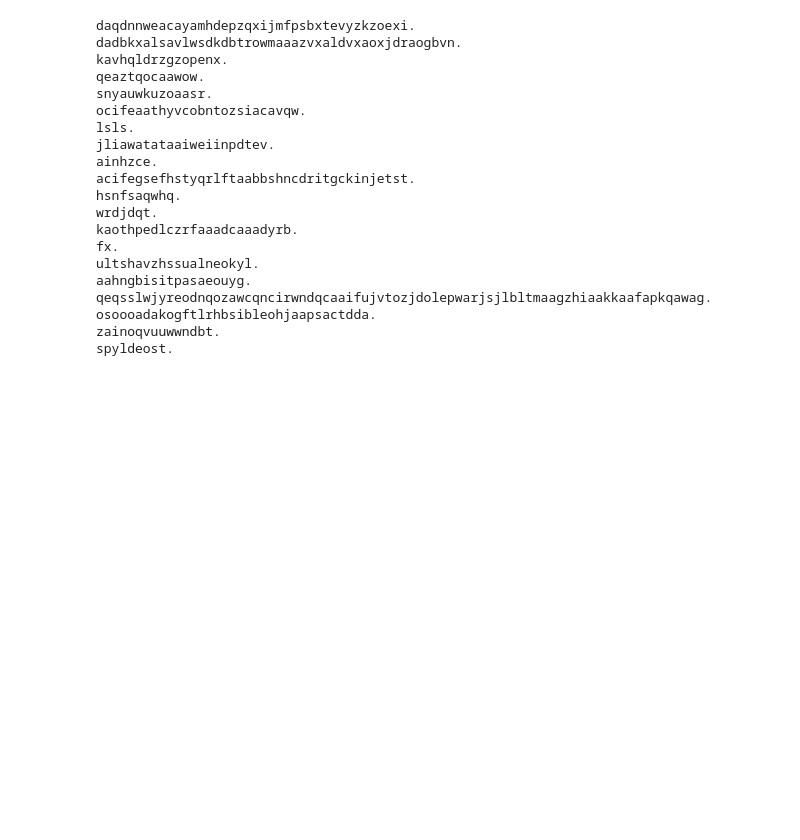
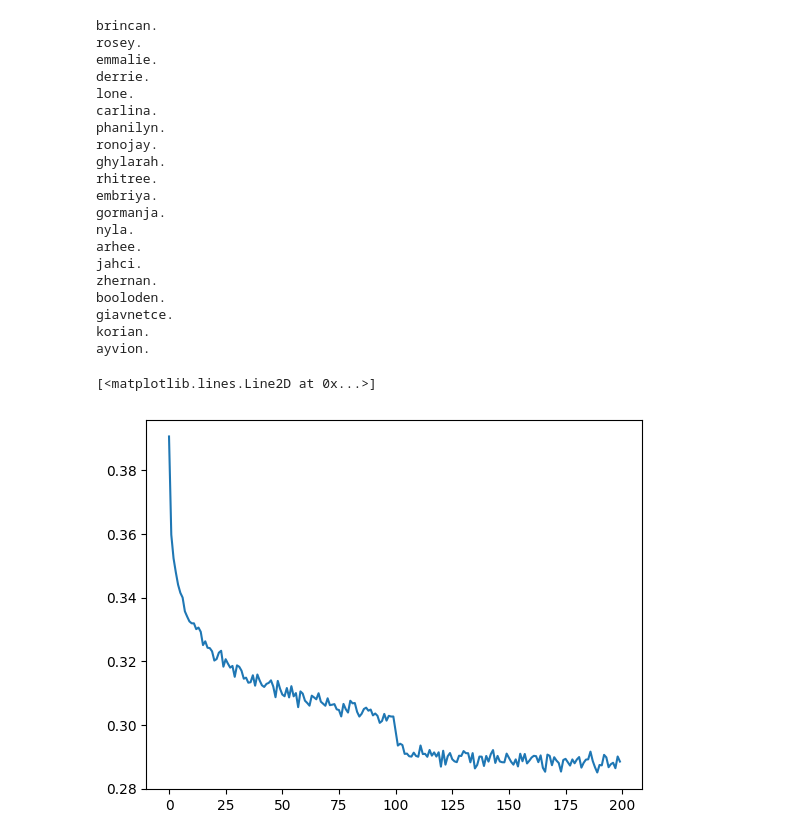
Before and after one commit to yinka3/makemore-series, a Jupyter notebook: makemore-part5.ipynb, the cells around one changed output. Saved outputs shown, nothing was run; the diff lists cells and outputs as text; code cells hidden in the pictures; blank space fills up the shorter version.

```diff
--- a/makemore-part5.ipynb
+++ b/makemore-part5.ipynb
@@ -56,7 +59,7 @@ class Linear:
         return self.out
 
     def parameters(self):
-        return [self.weight] + [[] if self.bias == None else self.bias]
+        return [self.weight] + ([] if self.bias is None else [self.bias])
 
 class BatchNorm1D:
     def __init__(self, dim, eps=1e-5, momentum=0.1):
@@ -64,15 +67,19 @@ class BatchNorm1D:
         self.momentum = momentum
         self.training = True
         self.gamma = torch.ones(dim)
-        self.beta = torch.ones(dim)
+        self.beta = torch.zeros(dim)
         self.running_mean = torch.zeros(dim)
         self.running_var = torch.ones(dim)
 
     def __call__(self, x):
 
         if self.training:
-            xmean = x.mean(0, keepdim=True)
-            xvar = x.var(0, keepdim=True)
+            if x.ndim == 2:
+                dim = (0)
+            elif x.ndim == 3:
+                dim = (0, 1)
+            xmean = x.mean(dim, keepdim=True)
+            xvar = x.var(dim, keepdim=True)
         else:
             xmean = self.running_mean
             xvar = self.running_var
@@ -105,14 +112,20 @@ class Embedding:
         return self.out
 
     def parameters(self):
-        return []
+        return [self.weight]
 
+# Not equal to Flatten in pytorch
 class Flatten:
+    def __init__(self, n):
+        self.n = n
 
     def __call__(self, x):
-        self.out = x.view(x.shape[0], -1)
+        fD, sD, tD = x.shape
+        x = x.view(fD, sD//self.n, tD*self.n)
+        if x.shape[1] == 1:
+            x = x.squeeze(1)
+        self.out = x
         return self.out
-
     def parameters(self):
         return []
 
@@ -131,13 +144,14 @@ class Sequential:
     return [p for layer in self.layers for p in layer.parameters()]
 # %%
 n_embd = 10
-n_hidden_layers = 200
+n_hidden_layers = 68
 
 
 model = Sequential([
     Embedding(vocab_size, n_embd),
-    Flatten(),
-    Linear(n_embd * block_size, n_hidden_layers), BatchNorm1D(n_hidden_layers), Tanh(),
+    Flatten(2), Linear(n_embd * 2, n_hidden_layers, bias=False), BatchNorm1D(n_hidden_layers), Tanh(),
+    Flatten(2), Linear(n_hidden_layers * 2, n_hidden_layers, bias=False), BatchNorm1D(n_hidden_layers), Tanh(),
+    Flatten(2), Linear(n_hidden_layers * 2, n_hidden_layers, bias=False), BatchNorm1D(n_hidden_layers), Tanh(),
     Linear(n_hidden_layers, vocab_size),
 ])
 
@@ -145,5 +159,6 @@ with torch.no_grad():
   model.layers[-1].weight *= 0.1 # last layer make less confident
 
 parameters = model.parameters()
+print(sum(p.nelement() for p in parameters))
 for p in parameters:
     p.requires_grad = True
@@ -174,5 +209,4 @@ for i in range(max_steps):
     if i % 10000 == 0: # print every once in a while
         print(f'{i:7d}/{max_steps:7d}: {loss.item():.4f}')
     lossi.append(loss.log10().item())
-    break
 # %% [output]
@@ -218,23 +271,28 @@ for _ in range(20):
 
     print("".join(itos[i] for i in out))
 # %% [output]
-daqdnnweacayamhdepzqxijmfpsbxtevyzkzoexi.
-dadbkxalsavlwsdkdbtrowmaaazvxaldvxaoxjdraogbvn.
-kavhqldrzgzopenx.
-qeaztqocaawow.
-snyauwkuzoaasr.
-ocifeaathyvcobntozsiacavqw.
-lsls.
-jliawatataaiweiinpdtev.
-ainhzce.
-acifegsefhstyqrlftaabbshncdritgckinjetst.
-hsnfsaqwhq.
-wrdjdqt.
-kaothpedlczrfaaadcaaadyrb.
-fx.
-ultshavzhssualneokyl.
-aahngbisitpasaeouyg.
-qeqsslwjyreodnqozawcqncirwndqcaaifujvtozjdolepwarjsjlbltmaagzhiaakkaafapkqawag.
-osoooadakogftlrhbsibleohjaapsactdda.
-zainoqvuuwwndbt.
-spyldeost.
+brincan.
+rosey.
+emmalie.
+derrie.
+lone.
+carlina.
+phanilyn.
+ronojay.
+ghylarah.
+rhitree.
+embriya.
+gormanja.
+nyla.
+arhee.
+jahci.
+zhernan.
+booloden.
+giavnetce.
+korian.
+ayvion.
+# %%
+plt.plot(torch.tensor(lossi).view(-1, 1000).mean(1))
+# %% [output]
+[<matplotlib.lines.Line2D at 0x...>]
+[figure, added]
```
Also changed, not shown: parts of 6 cells of this notebook.
